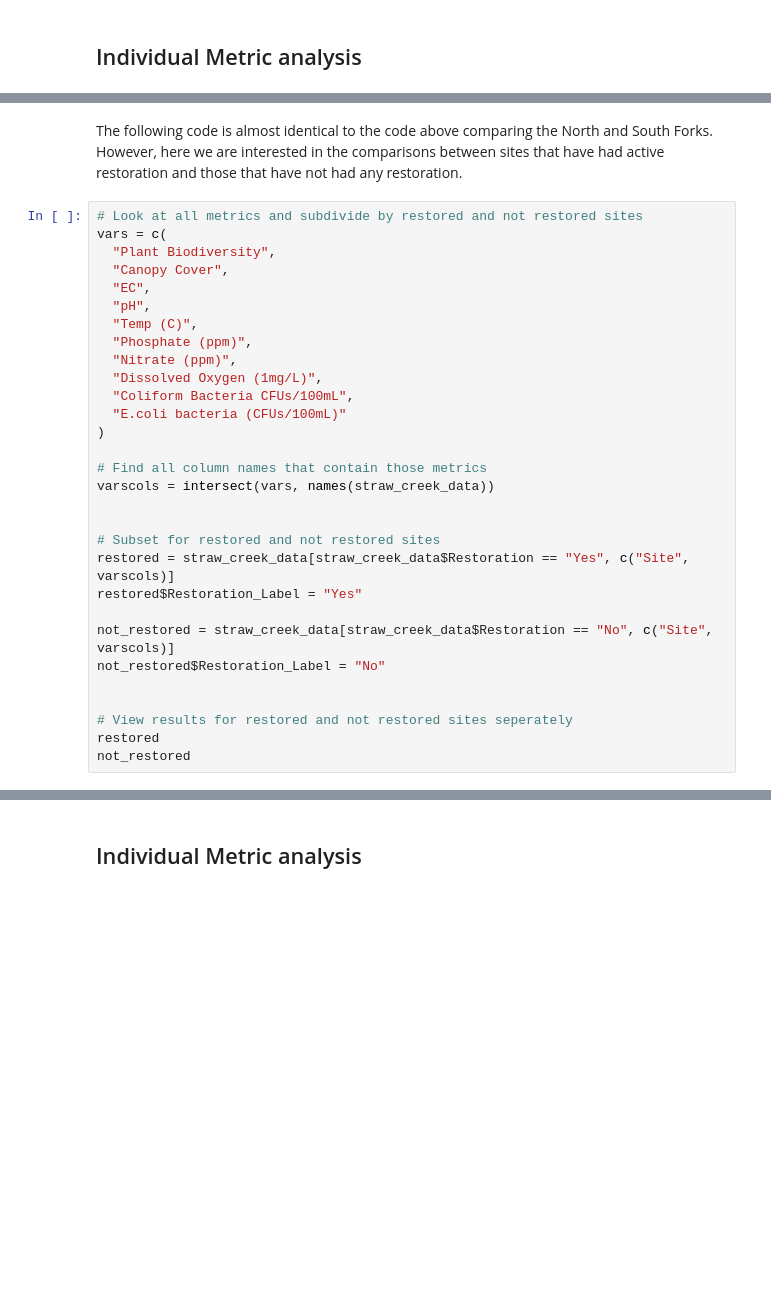
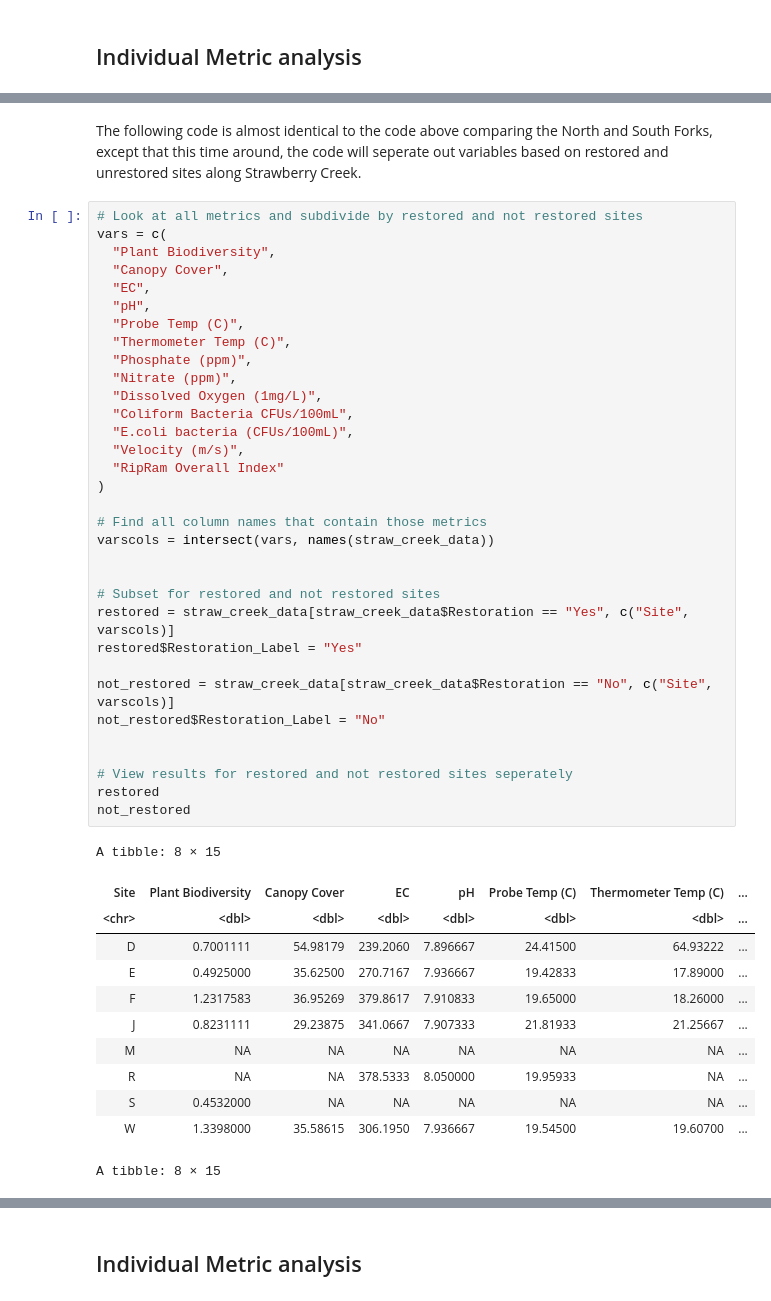
Before and after one commit to ds-modules/Bio-1B, a Jupyter notebook: Strawberry Creek/updated_straw_creek_lab_SU26.ipynb, the cells around one changed output, grey strips where cells are left out. Cells and saved outputs as stored; diff of their text form; blank space fills up the shorter version.

```diff
--- a/Strawberry Creek/updated_straw_creek_lab_SU26.ipynb
+++ b/Strawberry Creek/updated_straw_creek_lab_SU26.ipynb
@@ -212,32 +303,48 @@ The following code is almost identical to the code above comparing the North and
 # %% [markdown]
-The following code is almost identical to the code above comparing the North and South Forks. However, here we are interested in the comparisons between sites that have had active restoration and those that have not had any restoration.
+The following code is almost identical to the code above comparing the North and South Forks, except that this time around, the code will seperate out variables based on restored and unrestored sites along Strawberry Creek.
 # %%
 # Look at all metrics and subdivide by restored and not restored sites
 vars = c(
   "Plant Biodiversity",
   "Canopy Cover",
   "EC",
   "pH",
-  "Temp (C)",
+  "Probe Temp (C)",
+  "Thermometer Temp (C)",
   "Phosphate (ppm)",
   "Nitrate (ppm)",
   "Dissolved Oxygen (1mg/L)",
   "Coliform Bacteria CFUs/100mL",
-  "E.coli bacteria (CFUs/100mL)"
+  "E.coli bacteria (CFUs/100mL)",
+  "Velocity (m/s)",
+  "RipRam Overall Index"
 )
 
 # Find all column names that contain those metrics
 varscols = intersect(vars, names(straw_creek_data))
 
 
 # Subset for restored and not restored sites
 restored = straw_creek_data[straw_creek_data$Restoration == "Yes", c("Site", varscols)]
 restored$Restoration_Label = "Yes"
 
 not_restored = straw_creek_data[straw_creek_data$Restoration == "No", c("Site", varscols)]
 not_restored$Restoration_Label = "No"
 
 
 # View results for restored and not restored sites seperately
 restored
 not_restored
+# %% [output]
+A tibble: 8 × 15
+| Site | Plant Biodiversity | Canopy Cover | EC | pH | Probe Temp (C) | Thermometer Temp (C) | ... |
+| <chr> | <dbl> | <dbl> | <dbl> | <dbl> | <dbl> | <dbl> | ... |
+| D | 0.7001111 | 54.98179 | 239.2060 | 7.896667 | 24.41500 | 64.93222 | ... |
+| E | 0.4925000 | 35.62500 | 270.7167 | 7.936667 | 19.42833 | 17.89000 | ... |
+| F | 1.2317583 | 36.95269 | 379.8617 | 7.910833 | 19.65000 | 18.26000 | ... |
+| J | 0.8231111 | 29.23875 | 341.0667 | 7.907333 | 21.81933 | 21.25667 | ... |
+| M | NA | NA | NA | NA | NA | NA | ... |
+| R | NA | NA | 378.5333 | 8.050000 | 19.95933 | NA | ... |
+| S | 0.4532000 | NA | NA | NA | NA | NA | ... |
+| W | 1.3398000 | 35.58615 | 306.1950 | 7.936667 | 19.54500 | 19.60700 | ... |
+A tibble: 8 × 15
```
Also changed, not shown: parts of 32 cells of this notebook.
